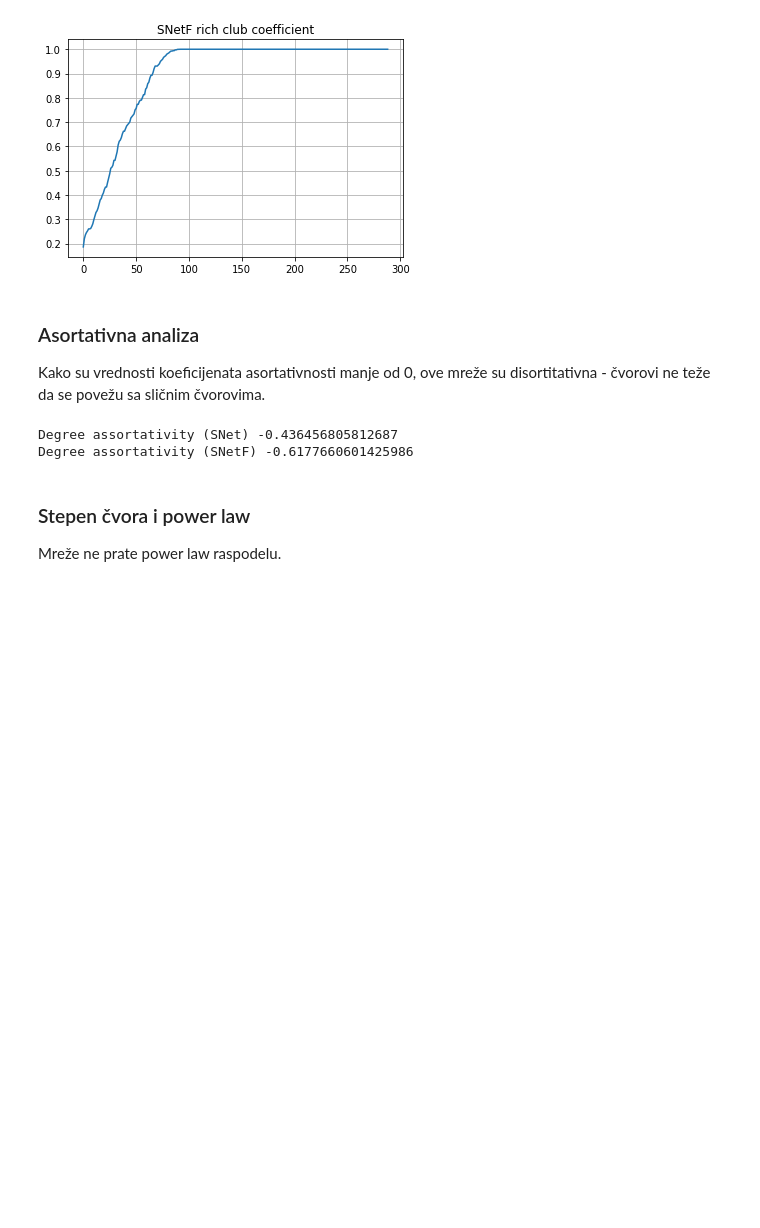
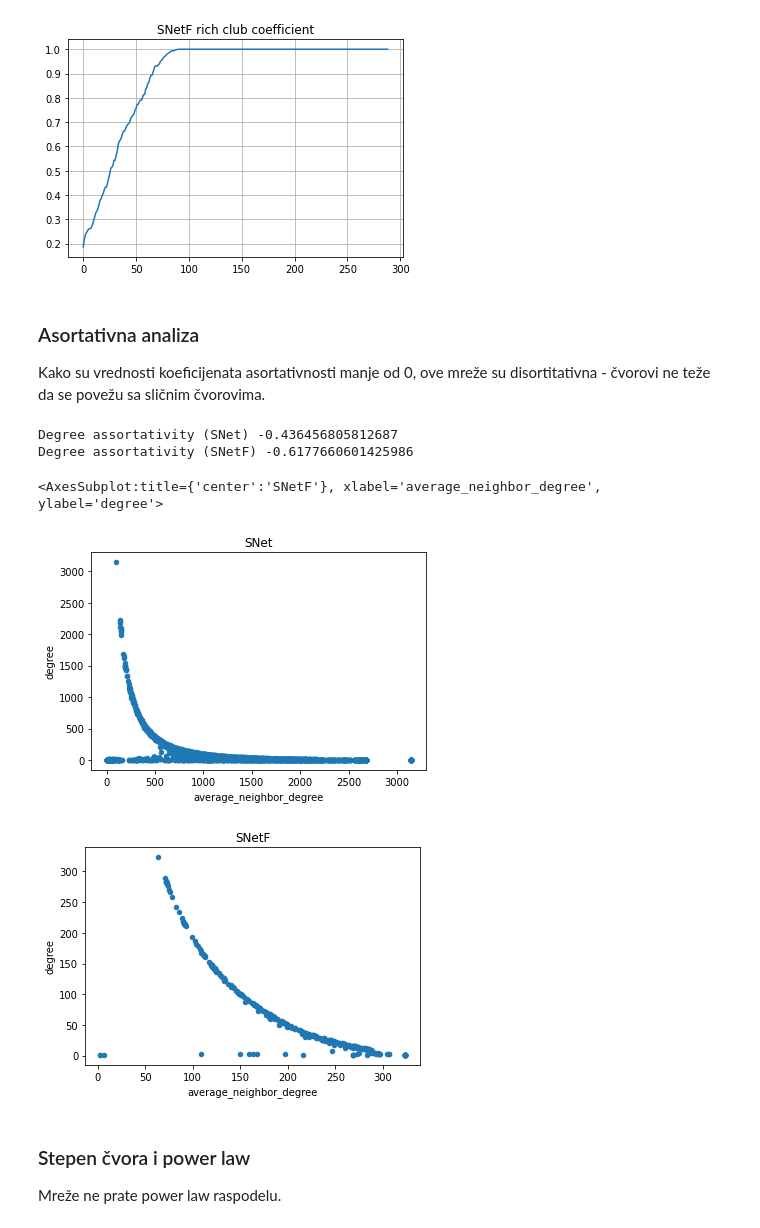
Before and after one commit to bogdanbebic/asm-reddit-analysis, a Jupyter notebook: reddit-analysis.ipynb, the cells around one changed output. Drawn from its saved outputs; the diff is of its cells as text; code cells hidden in the pictures; blank space fills up the shorter version.

Commit message:
Implement assortativity visualization

```diff
--- a/reddit-analysis.ipynb
+++ b/reddit-analysis.ipynb
@@ -279,12 +279,27 @@ pd.DataFrame.from_dict(snetf_rich_club_coefficient, orient="index").plot(title="
 # %% [markdown]
 ### Asortativna analiza
 Kako su vrednosti koeficijenata asortativnosti manje od 0, ove mreže su disortitativna - čvorovi ne teže da se povežu sa sličnim čvorovima.
-# %%
-print(f"Degree assortativity (SNet) {nx.degree_assortativity_coefficient(snet)}")
-print(f"Degree assortativity (SNetF) {nx.degree_assortativity_coefficient(snetf)}")
-# %% [output]
-Degree assortativity (SNet) -0.436456805812687
-Degree assortativity (SNetF) -0.6177660601425986
+# %%
+print(f"Degree assortativity (SNet) {nx.degree_assortativity_coefficient(snet)}")
+print(f"Degree assortativity (SNetF) {nx.degree_assortativity_coefficient(snetf)}")
+
+snet_node_degrees = {key: value for key, value in snet.degree}
+snet_average_neighbor_degree = nx.average_neighbor_degree(snet)
+
+snet_degree_average_neighbor_degree = pd.DataFrame.from_records([snet_node_degrees, snet_average_neighbor_degree]).T.rename(columns={ 0: "degree", 1: "average_neighbor_degree"})
+snet_degree_average_neighbor_degree.plot.scatter(x="average_neighbor_degree", y="degree", title="SNet")
+
+snetf_node_degrees = {key: value for key, value in snetf.degree}
+snetf_average_neighbor_degree = nx.average_neighbor_degree(snetf)
+
+snetf_degree_average_neighbor_degree = pd.DataFrame.from_records([snetf_node_degrees, snetf_average_neighbor_degree]).T.rename(columns={ 0: "degree", 1: "average_neighbor_degree"})
+snetf_degree_average_neighbor_degree.plot.scatter(x="average_neighbor_degree", y="degree", title="SNetF")
+# %% [output]
+Degree assortativity (SNet) -0.436456805812687
+Degree assortativity (SNetF) -0.6177660601425986
+<AxesSubplot:title={'center':'SNetF'}, xlabel='average_neighbor_degree', ylabel='degree'>
+[figure, added]
+[figure, added]
 # %% [markdown]
 ### Stepen čvora i power law
 Mreže ne prate power law raspodelu.
```
